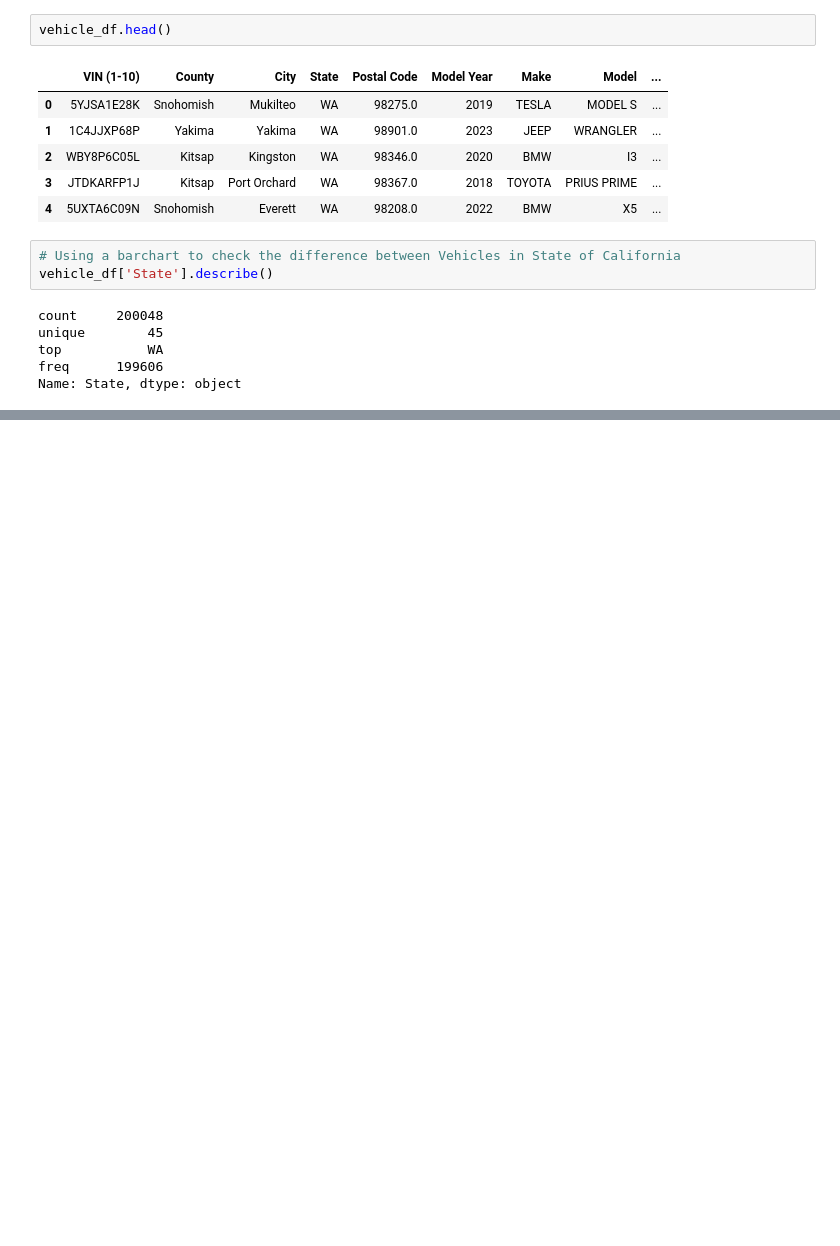
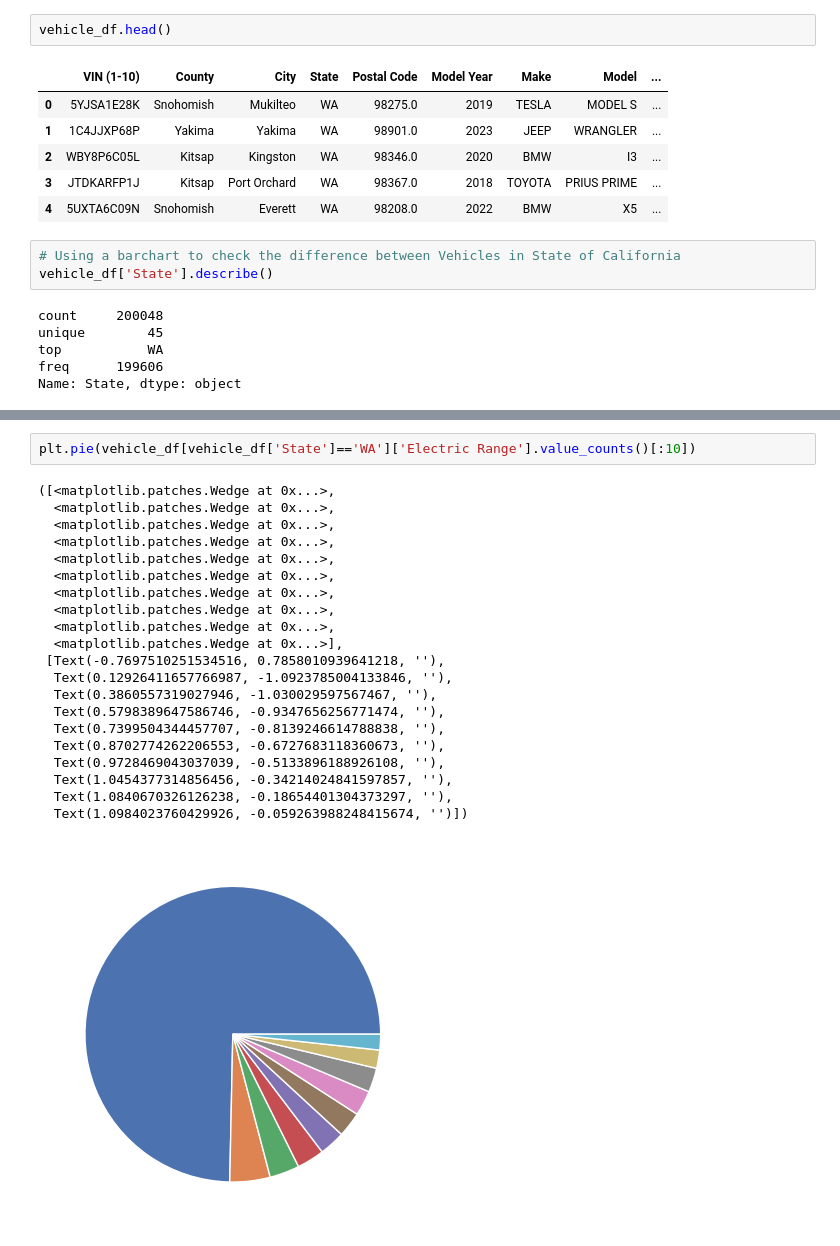
Before and after one commit to SianRods/Data-Science-ML, a Jupyter notebook: Practice Projects/DA-Electric_Vehicle.ipynb, the cells around one changed output, grey strips where cells are left out. Drawn from its saved outputs; the diff is of its cells as text; blank space fills up the shorter version.

```diff
--- a/Practice Projects/DA-Electric_Vehicle.ipynb
+++ b/Practice Projects/DA-Electric_Vehicle.ipynb
@@ -485,0 +510,24 @@ usa_map.head()
+# %%
+plt.pie(vehicle_df[vehicle_df['State']=='WA']['Electric Range'].value_counts()[:10])
+# %% [output]
+([<matplotlib.patches.Wedge at 0x...>,
+  <matplotlib.patches.Wedge at 0x...>,
+  <matplotlib.patches.Wedge at 0x...>,
+  <matplotlib.patches.Wedge at 0x...>,
+  <matplotlib.patches.Wedge at 0x...>,
+  <matplotlib.patches.Wedge at 0x...>,
+  <matplotlib.patches.Wedge at 0x...>,
+  <matplotlib.patches.Wedge at 0x...>,
+  <matplotlib.patches.Wedge at 0x...>,
+  <matplotlib.patches.Wedge at 0x...>],
+ [Text(-0.7697510251534516, 0.7858010939641218, ''),
+  Text(0.12926411657766987, -1.0923785004133846, ''),
+  Text(0.3860557319027946, -1.030029597567467, ''),
+  Text(0.5798389647586746, -0.9347656256771474, ''),
+  Text(0.7399504344457707, -0.8139246614788838, ''),
+  Text(0.8702774262206553, -0.6727683118360673, ''),
+  Text(0.9728469043037039, -0.5133896188926108, ''),
+  Text(1.0454377314856456, -0.34214024841597857, ''),
+  Text(1.0840670326126238, -0.18654401304373297, ''),
+  Text(1.0984023760429926, -0.059263988248415674, '')])
+[figure, added]
```
Also changed, not shown: parts of 16 cells of this notebook.
